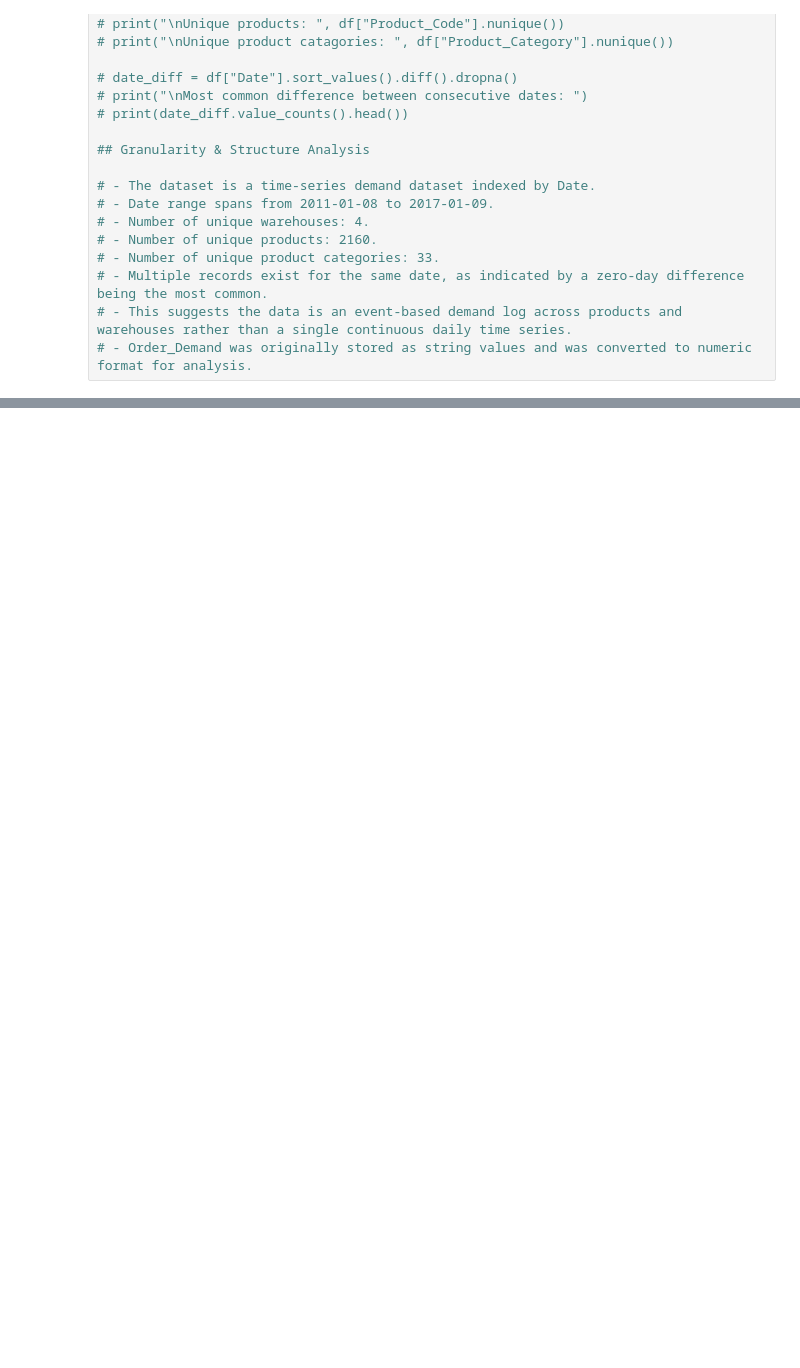
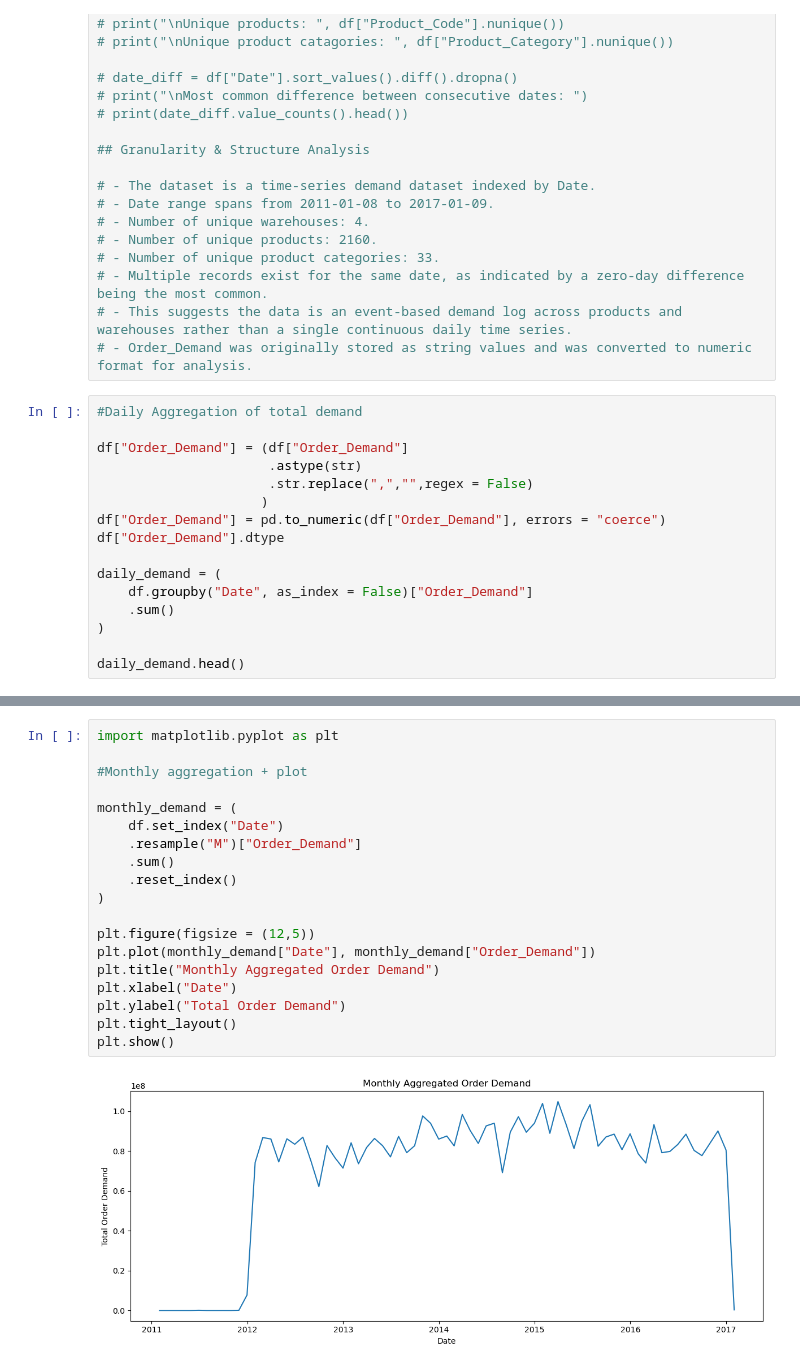
Before and after one commit to Jenish045/drift-aware-demand-forecasting-ml, a Jupyter notebook: notebooks/01_data_overview.ipynb, the cells around one changed output, grey strips where cells are left out. Drawn from its saved outputs; the diff is of its cells as text; blank space fills up the shorter version.

Commit message:
Add monthly aggregation and finalize trend analysis

```diff
--- a/notebooks/01_data_overview.ipynb
+++ b/notebooks/01_data_overview.ipynb
@@ -69,3 +69,19 @@ df.isnull().sum
 # - Multiple records exist for the same date, as indicated by a zero-day difference being the most common.
 # - This suggests the data is an event-based demand log across products and warehouses rather than a single continuous daily time series.
 # - Order_Demand was originally stored as string values and was converted to numeric format for analysis.
+# %%
+#Daily Aggregation of total demand
+
+df["Order_Demand"] = (df["Order_Demand"]
+                      .astype(str)
+                      .str.replace(",","",regex = False)
+                     )
+df["Order_Demand"] = pd.to_numeric(df["Order_Demand"], errors = "coerce")
+df["Order_Demand"].dtype
+
+daily_demand = (
+    df.groupby("Date", as_index = False)["Order_Demand"]
+    .sum()
+)
+
+daily_demand.head()
@@ -71,0 +95,21 @@ df.isnull().sum
+# %%
+import matplotlib.pyplot as plt
+
+#Monthly aggregation + plot
+
+monthly_demand = (
+    df.set_index("Date")
+    .resample("M")["Order_Demand"]
+    .sum()
+    .reset_index()
+)
+
+plt.figure(figsize = (12,5))
+plt.plot(monthly_demand["Date"], monthly_demand["Order_Demand"])
+plt.title("Monthly Aggregated Order Demand")
+plt.xlabel("Date")
+plt.ylabel("Total Order Demand")
+plt.tight_layout()
+plt.show()
+# %% [output]
+[figure, added]
```
Also changed, not shown: parts of 1 cell of this notebook.
